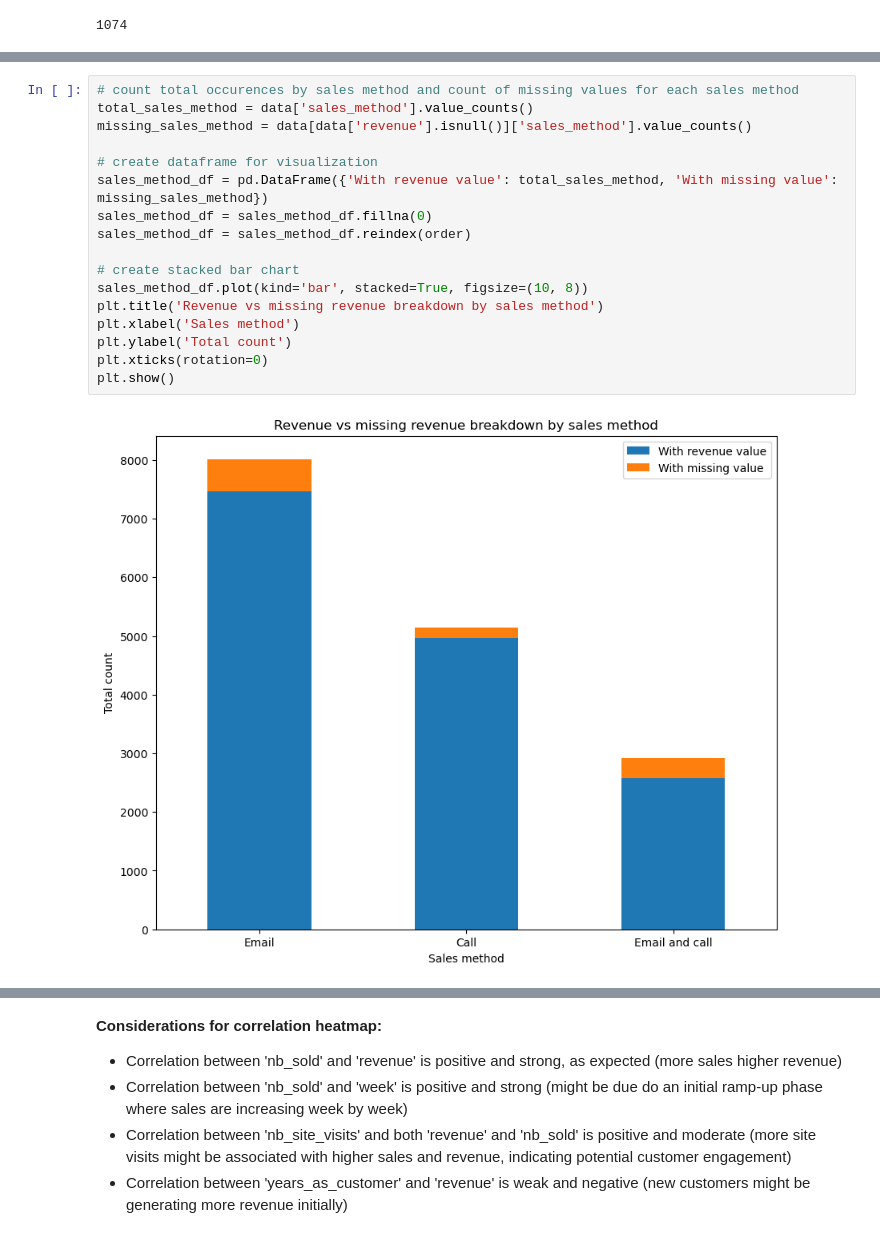
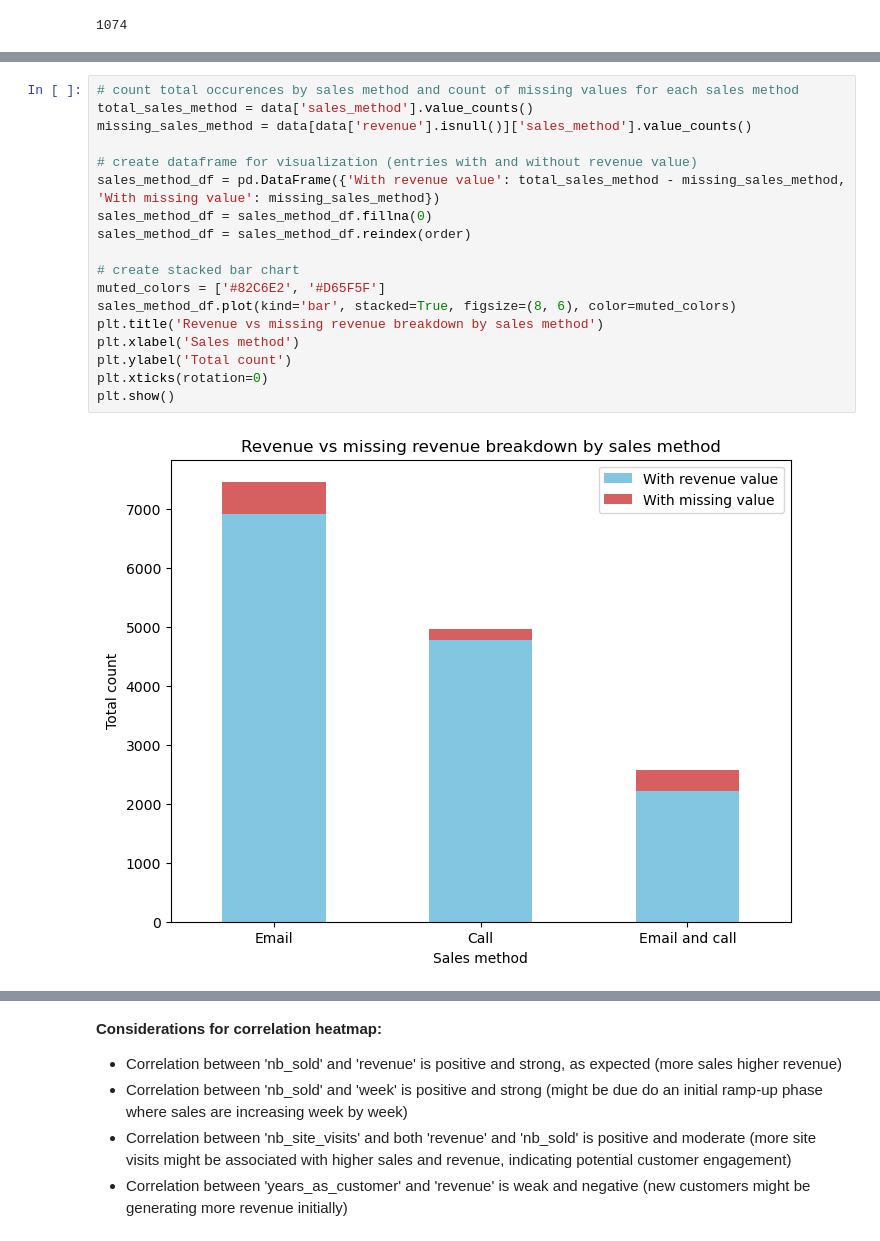
Before and after one commit to mikjf/datacamp_data_analyst_professional_python, a Jupyter notebook: exam_product_sales_analysis.ipynb, the cells around one changed output, grey strips where cells are left out. Drawn from its saved outputs; the diff is of its cells as text.

```diff
--- a/exam_product_sales_analysis.ipynb
+++ b/exam_product_sales_analysis.ipynb
@@ -598,19 +633,20 @@ missing_revenue_method.sum()
 # %%
 # count total occurences by sales method and count of missing values for each sales method
 total_sales_method = data['sales_method'].value_counts()
 missing_sales_method = data[data['revenue'].isnull()]['sales_method'].value_counts()
 
-# create dataframe for visualization
-sales_method_df = pd.DataFrame({'With revenue value': total_sales_method, 'With missing value': missing_sales_method})
+# create dataframe for visualization (entries with and without revenue value)
+sales_method_df = pd.DataFrame({'With revenue value': total_sales_method - missing_sales_method, 'With missing value': missing_sales_method})
 sales_method_df = sales_method_df.fillna(0)
 sales_method_df = sales_method_df.reindex(order)
 
 # create stacked bar chart
-sales_method_df.plot(kind='bar', stacked=True, figsize=(10, 8))
+muted_colors = ['#82C6E2', '#D65F5F']
+sales_method_df.plot(kind='bar', stacked=True, figsize=(8, 6), color=muted_colors)
 plt.title('Revenue vs missing revenue breakdown by sales method')
 plt.xlabel('Sales method')
 plt.ylabel('Total count')
 plt.xticks(rotation=0)
 plt.show()
 # %% [output]
-[figure, old version]
+[figure, new version]
```
Also changed, not shown: parts of 57 cells of this notebook, 1 other file.
